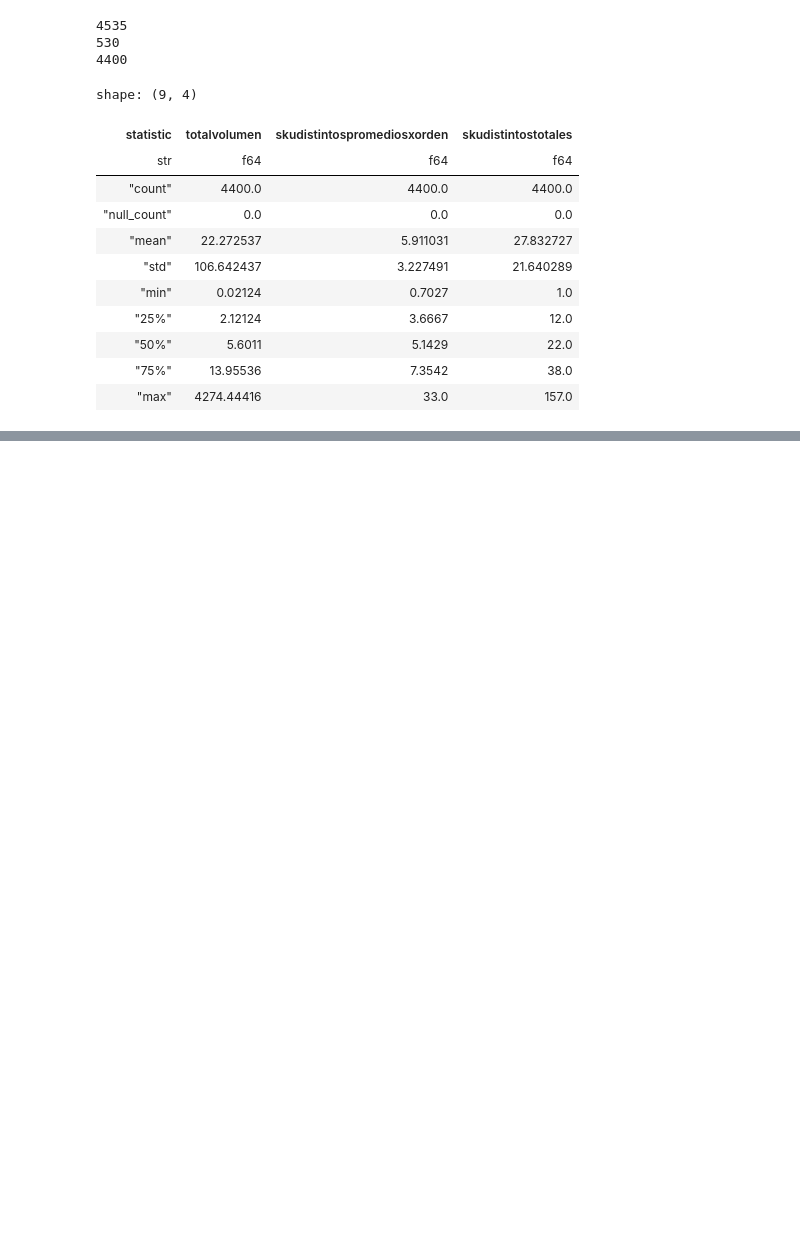
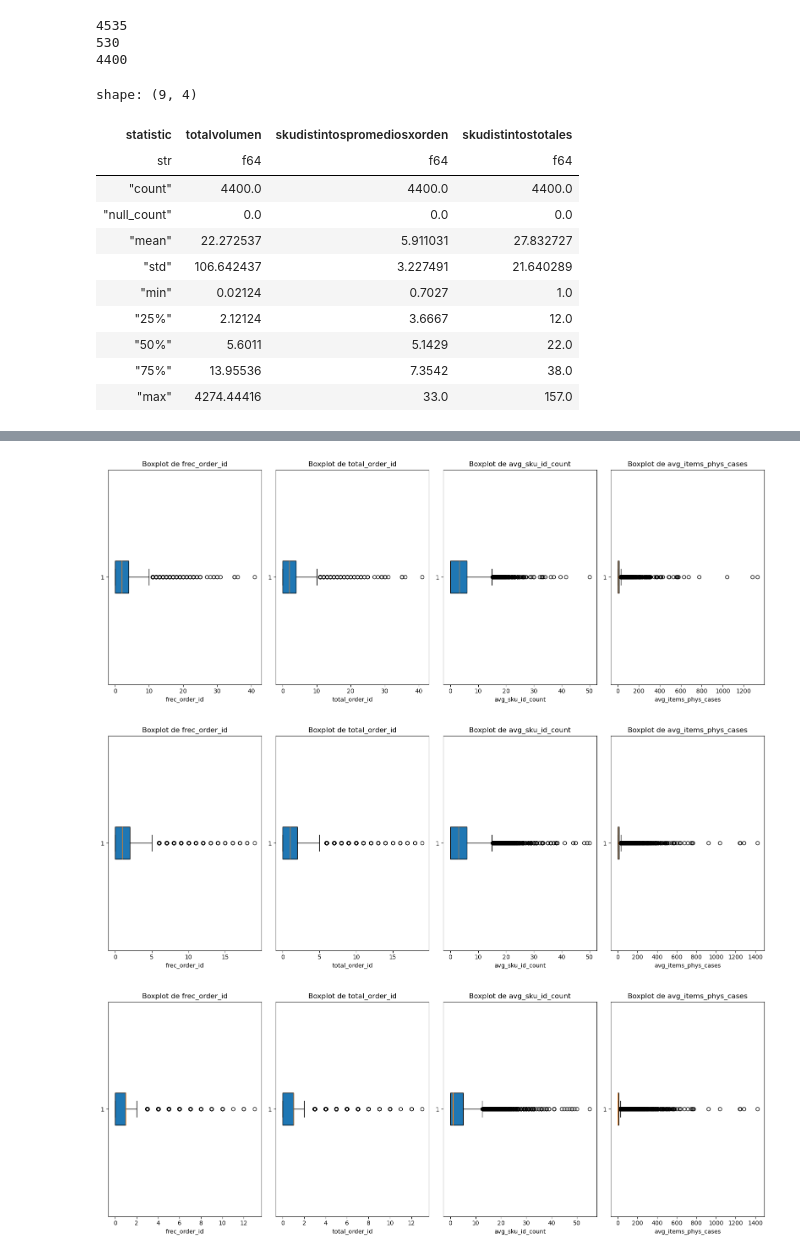
Before and after one commit to iair/challenge_AB_InBev, a Jupyter notebook: notebooks/preprocessing_EDA.ipynb, the cells around one changed output, grey strips where cells are left out. Cells and saved outputs as stored; diff of their text form; code cells hidden in the pictures; blank space fills up the shorter version.

```diff
--- a/notebooks/preprocessing_EDA.ipynb
+++ b/notebooks/preprocessing_EDA.ipynb
@@ -1020,0 +1083,8 @@ shape: (11, 19)
+# %%
+plot_boxplots(monthly_result, numerical)
+plot_boxplots(biweekly_result, numerical)
+plot_boxplots(weekly_result, numerical)
+# %% [output]
+[figure, added]
+[figure, added]
+[figure, added]
```
Also changed, not shown: parts of 42 cells of this notebook, 7 other files.
